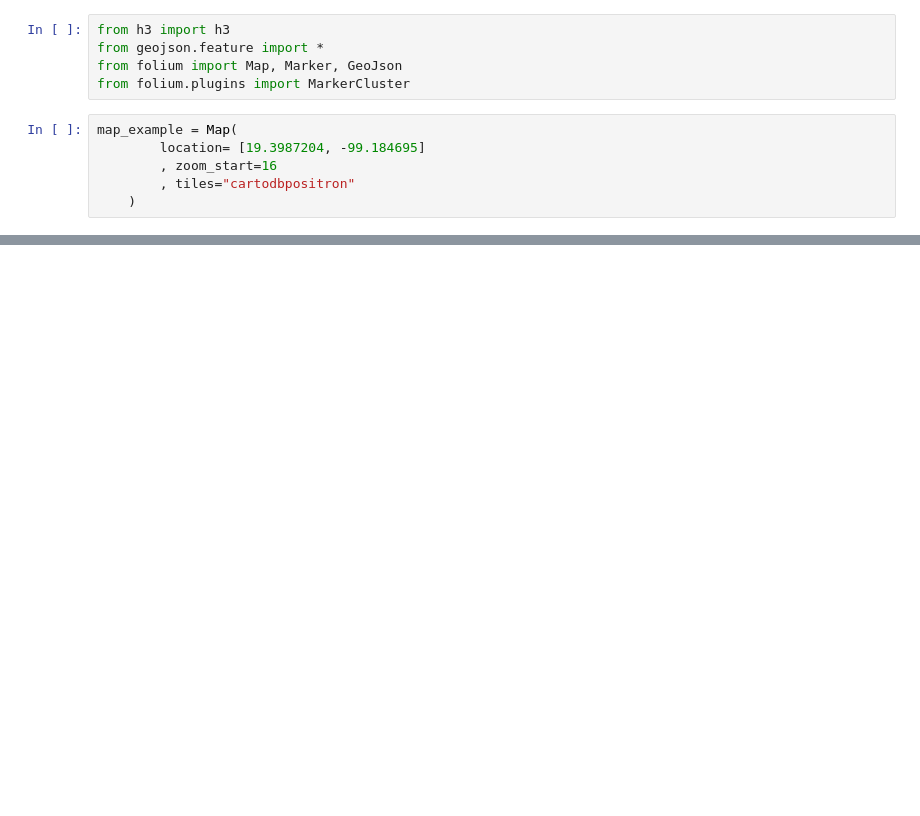
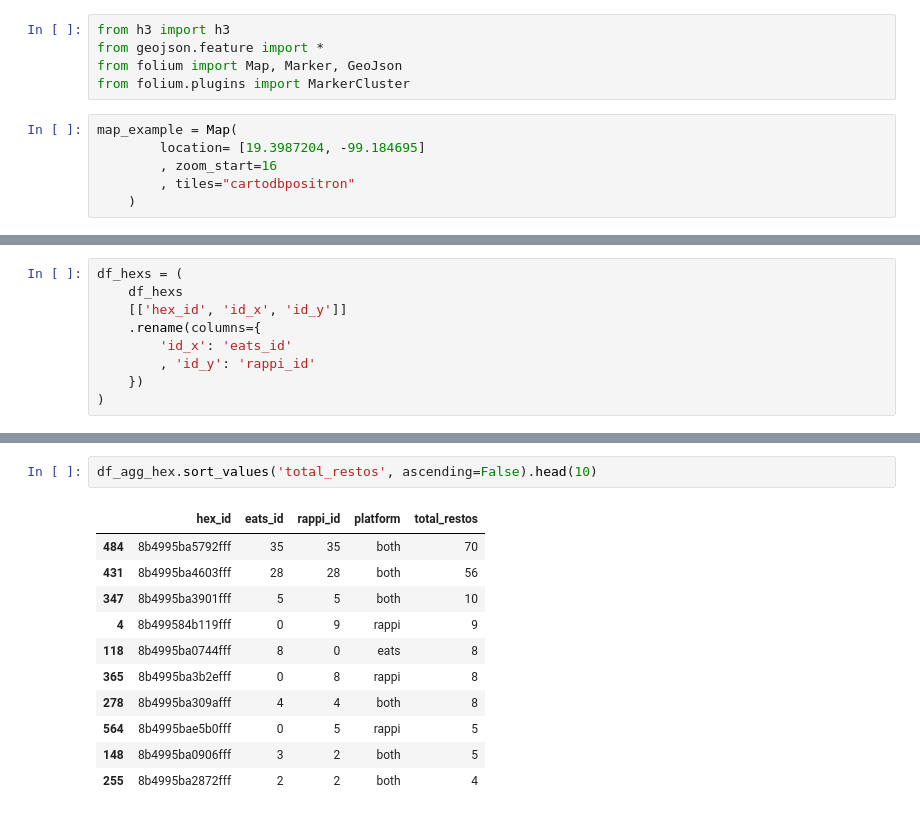
Before and after one commit to carian2996/restaurants-around, a Jupyter notebook: notebooks/deduplicate.ipynb, the cells around one changed output, grey strips where cells are left out. Cells and saved outputs as stored; diff of their text form; blank space fills up the shorter version.

```diff
--- a/notebooks/deduplicate.ipynb
+++ b/notebooks/deduplicate.ipynb
@@ -110,0 +134,9 @@ map_example
+# %%
+df_hexs = (
+    df_hexs
+    [['hex_id', 'id_x', 'id_y']]
+    .rename(columns={
+        'id_x': 'eats_id'
+        , 'id_y': 'rappi_id'
+    })
+)
@@ -110,0 +193,14 @@ map_example
+# %%
+df_agg_hex.sort_values('total_restos', ascending=False).head(10)
+# %% [output]
+|  | hex_id | eats_id | rappi_id | platform | total_restos |
+| 484 | 8b4995ba5792fff | 35 | 35 | both | 70 |
+| 431 | 8b4995ba4603fff | 28 | 28 | both | 56 |
+| 347 | 8b4995ba3901fff | 5 | 5 | both | 10 |
+| 4 | 8b499584b119fff | 0 | 9 | rappi | 9 |
+| 118 | 8b4995ba0744fff | 8 | 0 | eats | 8 |
+| 365 | 8b4995ba3b2efff | 0 | 8 | rappi | 8 |
+| 278 | 8b4995ba309afff | 4 | 4 | both | 8 |
+| 564 | 8b4995bae5b0fff | 0 | 5 | rappi | 5 |
+| 148 | 8b4995ba0906fff | 3 | 2 | both | 5 |
+| 255 | 8b4995ba2872fff | 2 | 2 | both | 4 |
```
Also changed, not shown: parts of 27 cells of this notebook, 1 other file.
